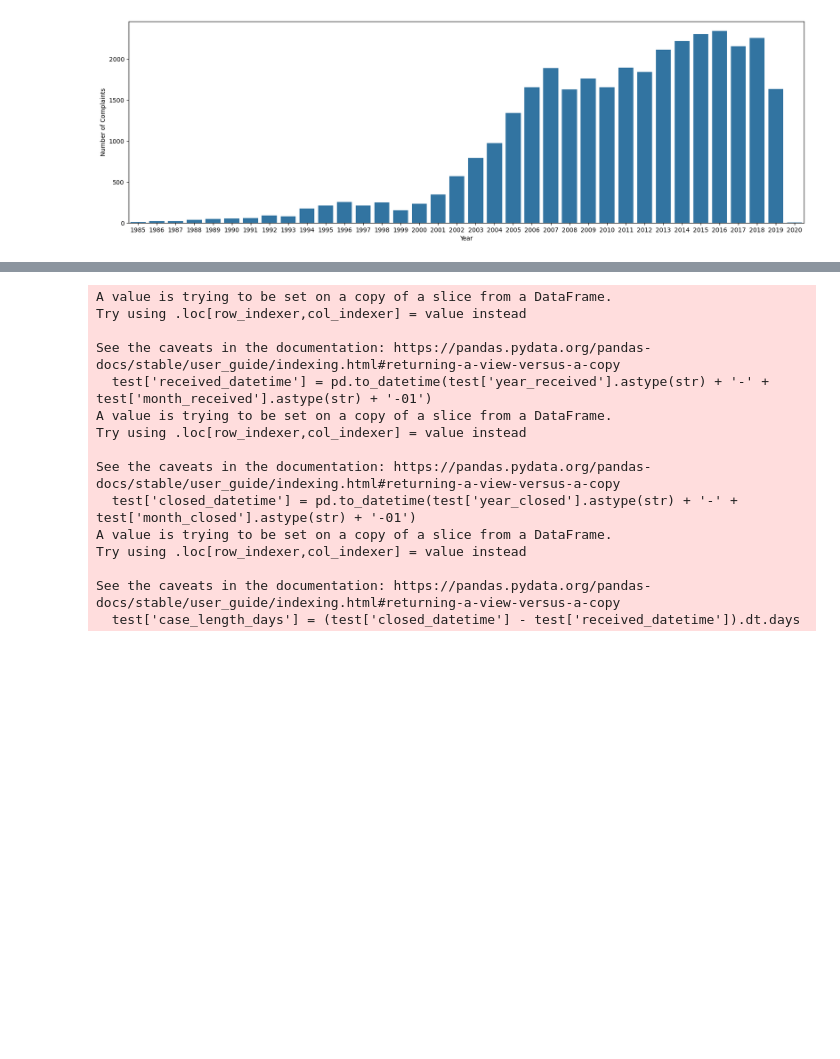
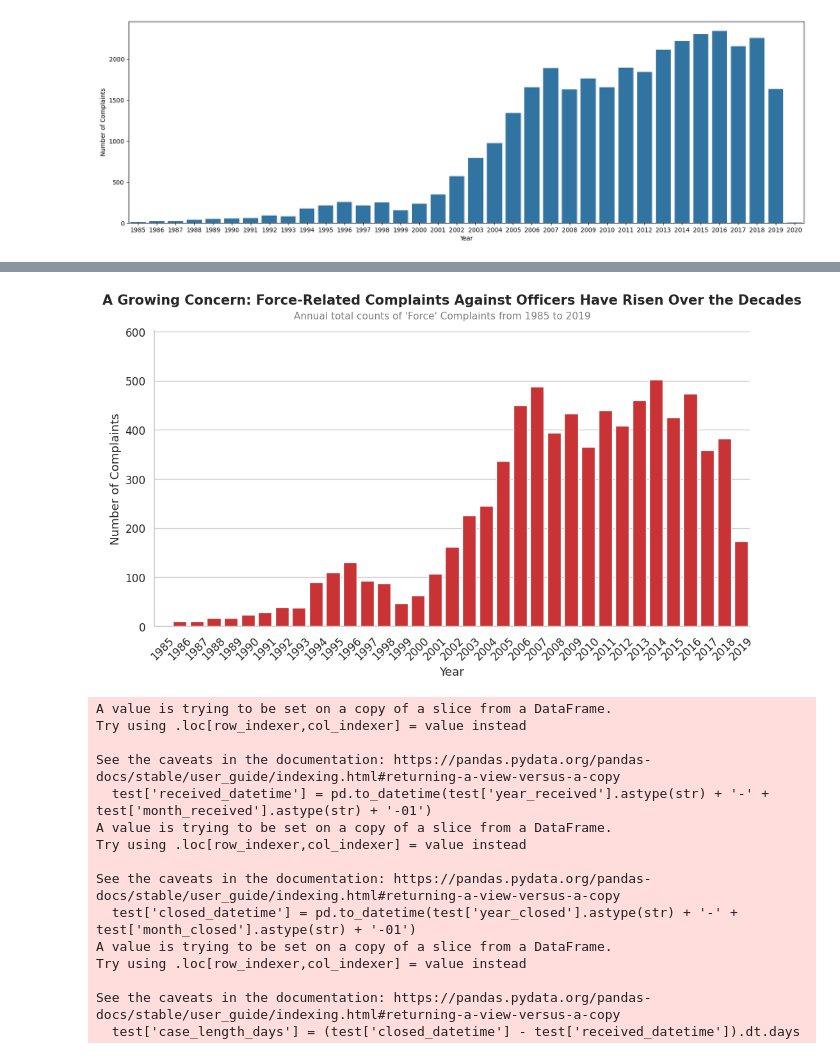
Before and after one commit to vmlau/DSC106_Project2, a Jupyter notebook: project_2.ipynb, the cells around one changed output, grey strips where cells are left out. Drawn from its saved outputs; the diff is of its cells as text; code cells hidden in the pictures; blank space fills up the shorter version.

```diff
--- a/project_2.ipynb
+++ b/project_2.ipynb
@@ -537,3 +671,25 @@ Text(0, 0.5, 'Number of Complaints')
+# %%
+plt.figure(figsize=(12,6))
+sns.barplot(
+    x=complaints_by_year.index,
+    y=complaints_by_year['Force'],
+    color="#e31a1c"
+)
+
+plt.title("A Growing Concern: Force-Related Complaints Against Officers Have Risen Over the Decades",
+          fontsize=15, fontweight='bold', y=1.07)
+plt.suptitle("Annual total counts of 'Force' Complaints from 1985 to 2019",
+             fontsize=11, color="gray", y=0.93)
+
+plt.xlabel("Year")
+plt.ylabel("Number of Complaints")
+plt.xticks(rotation=45)
+plt.ylim(0, complaints_by_year['Force'].max() * 1.2)
+
+sns.despine()
+plt.show()
+# %% [output]
+[figure, added]
 # %%
 test = data.get(['unique_mos_id', 'complaint_id', 'month_received', 'year_received', 'month_closed', 'year_closed', 'board_disposition', 'board_disposition_simple'])
 test['received_datetime'] = pd.to_datetime(test['year_received'].astype(str) + '-' + test['month_received'].astype(str) + '-01')
```
Also changed, not shown: parts of 8 cells of this notebook.
